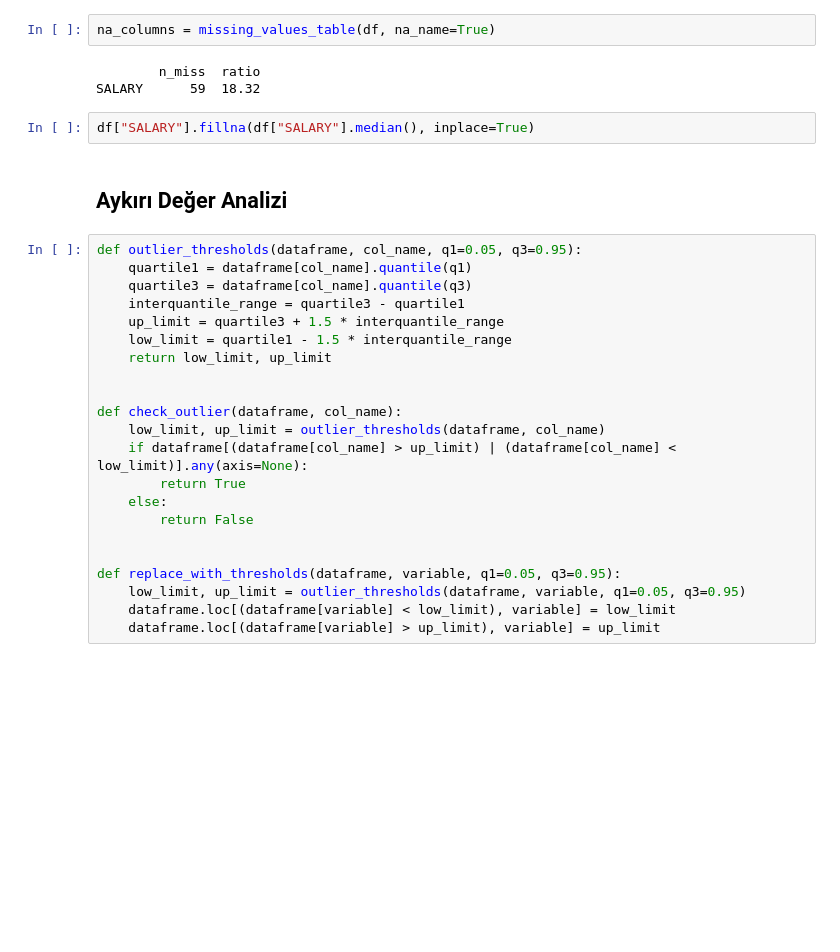
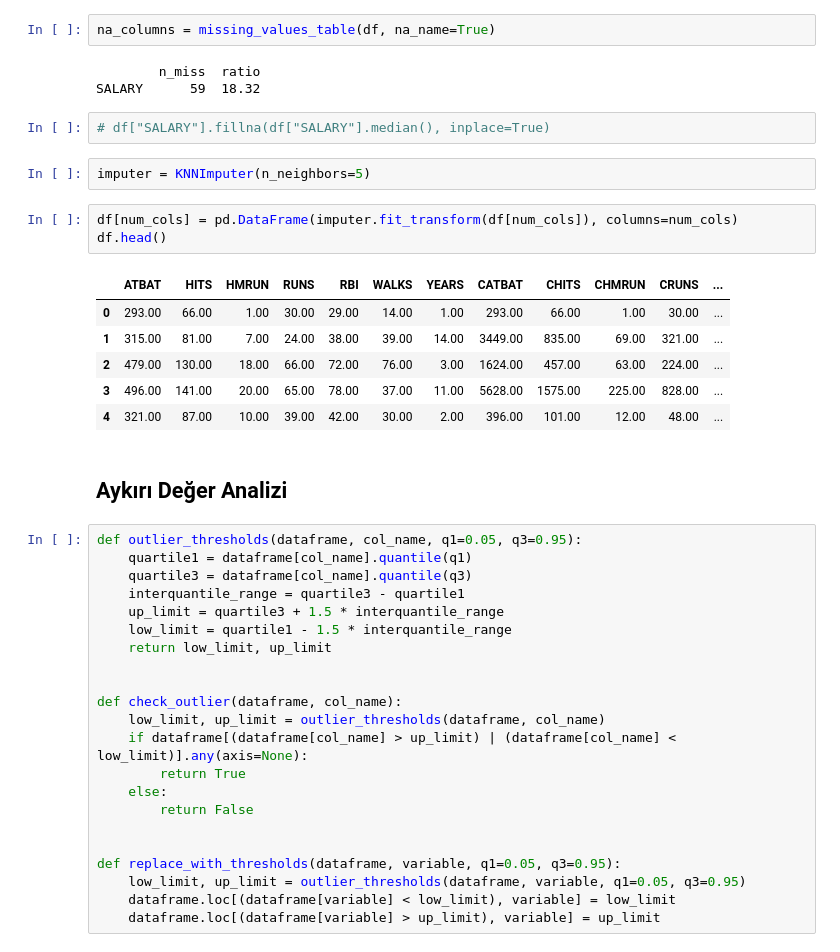
Before and after one commit to albayrakalperen/Miuul-Machine-Learning-Summer-Camp, a Jupyter notebook: Week 4/Project 1/beyzbolmaastahmini.ipynb, the cells around one changed output. Drawn from its saved outputs; the diff is of its cells as text; blank space fills up the shorter version.

```diff
--- a/Week 4/Project 1/beyzbolmaastahmini.ipynb
+++ b/Week 4/Project 1/beyzbolmaastahmini.ipynb
@@ -422,7 +443,19 @@ na_columns = missing_values_table(df, na_name=True)
         n_miss  ratio
 SALARY      59  18.32
 # %%
-df["SALARY"].fillna(df["SALARY"].median(), inplace=True)
+# df["SALARY"].fillna(df["SALARY"].median(), inplace=True)
+# %%
+imputer = KNNImputer(n_neighbors=5)
+# %%
+df[num_cols] = pd.DataFrame(imputer.fit_transform(df[num_cols]), columns=num_cols)
+df.head()
+# %% [output]
+|  | ATBAT | HITS | HMRUN | RUNS | RBI | WALKS | YEARS | CATBAT | CHITS | CHMRUN | CRUNS | ... |
+| 0 | 293.00 | 66.00 | 1.00 | 30.00 | 29.00 | 14.00 | 1.00 | 293.00 | 66.00 | 1.00 | 30.00 | ... |
+| 1 | 315.00 | 81.00 | 7.00 | 24.00 | 38.00 | 39.00 | 14.00 | 3449.00 | 835.00 | 69.00 | 321.00 | ... |
+| 2 | 479.00 | 130.00 | 18.00 | 66.00 | 72.00 | 76.00 | 3.00 | 1624.00 | 457.00 | 63.00 | 224.00 | ... |
+| 3 | 496.00 | 141.00 | 20.00 | 65.00 | 78.00 | 37.00 | 11.00 | 5628.00 | 1575.00 | 225.00 | 828.00 | ... |
+| 4 | 321.00 | 87.00 | 10.00 | 39.00 | 42.00 | 30.00 | 2.00 | 396.00 | 101.00 | 12.00 | 48.00 | ... |
 # %% [markdown]
 ## Aykırı Değer Analizi
 # %%
```
Also changed, not shown: parts of 32 cells of this notebook.
